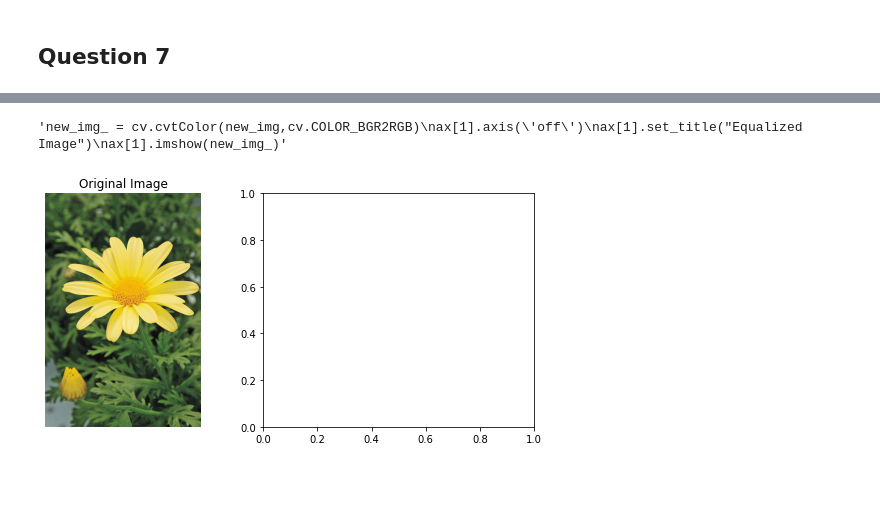
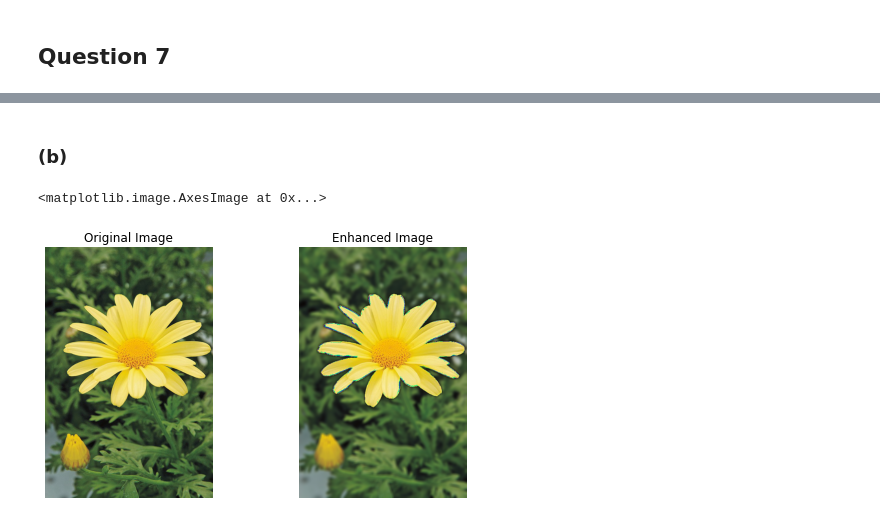
Before and after one commit to vidurawarna/EN2550_CV, a Jupyter notebook: Assignments/Assignment 1/190397E_Assignment1.ipynb, the cells around one changed output, grey strips where cells are left out. Cells and saved outputs as stored; diff of their text form; code cells hidden in the pictures; blank space fills up the shorter version.

```diff
--- a/Assignments/Assignment 1/190397E_Assignment1.ipynb
+++ b/Assignments/Assignment 1/190397E_Assignment1.ipynb
@@ -438,20 +476,24 @@ plt.show()
+# %% [markdown]
+### (b)
 # %%
-#Read the image using opencv
-img = cv.imread('images/daisy.jpg',cv.IMREAD_COLOR)
-assert img is not None
+a = 11
+sigma = 10
+blured_b = cv.GaussianBlur(img_b,(a,a),sigma)
+
+enhanced = img_f + blured_b
 
 #display images using matplotlib
 plt.rcParams["figure.autolayout"] = True
 fig,ax = plt.subplots(1,2,figsize=(8,4))
 img_ = cv.cvtColor(img,cv.COLOR_BGR2RGB)
 ax[0].axis('off')
 ax[0].set_title("Original Image")
 ax[0].imshow(img_)
 
-'''new_img_ = cv.cvtColor(new_img,cv.COLOR_BGR2RGB)
+enhanced_ = cv.cvtColor(enhanced,cv.COLOR_BGR2RGB)
 ax[1].axis('off')
-ax[1].set_title("Equalized Image")
-ax[1].imshow(new_img_)'''
+ax[1].set_title("Enhanced Image")
+ax[1].imshow(enhanced_)
 # %% [output]
-'new_img_ = cv.cvtColor(new_img,cv.COLOR_BGR2RGB)\nax[1].axis(\'off\')\nax[1].set_title("Equalized Image")\nax[1].imshow(new_img_)'
+<matplotlib.image.AxesImage at 0x...>
-[figure, old version]
+[figure, new version]
```
Also changed, not shown: parts of 2 cells of this notebook, 3 other files.
